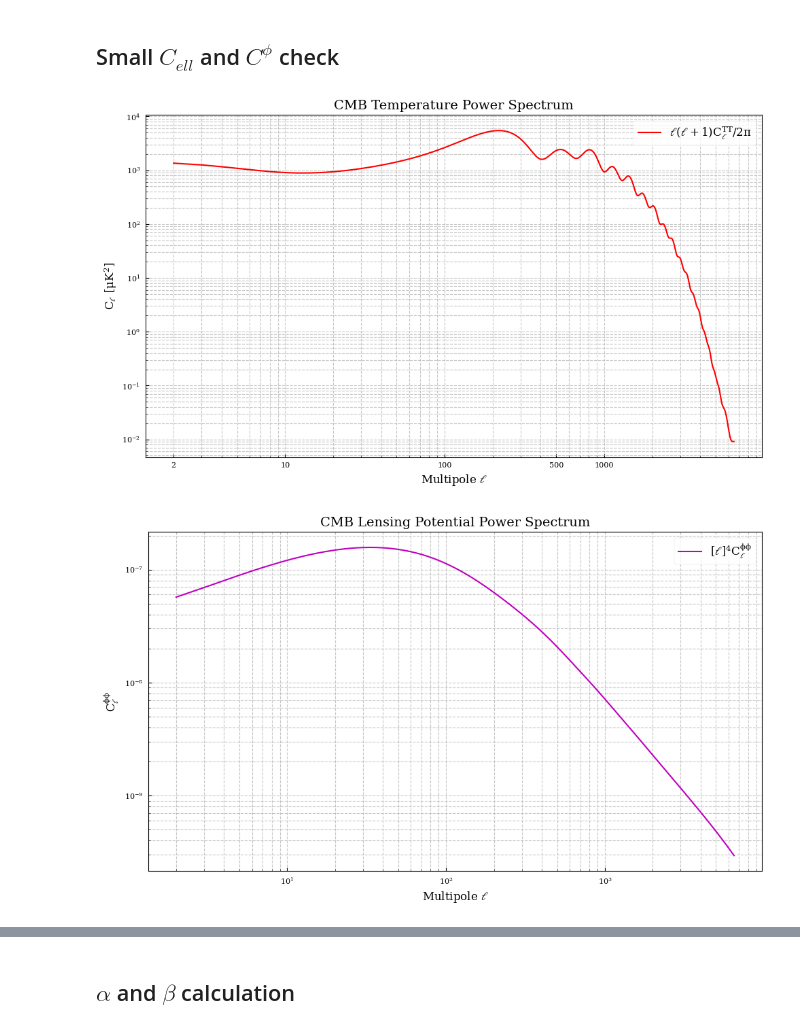
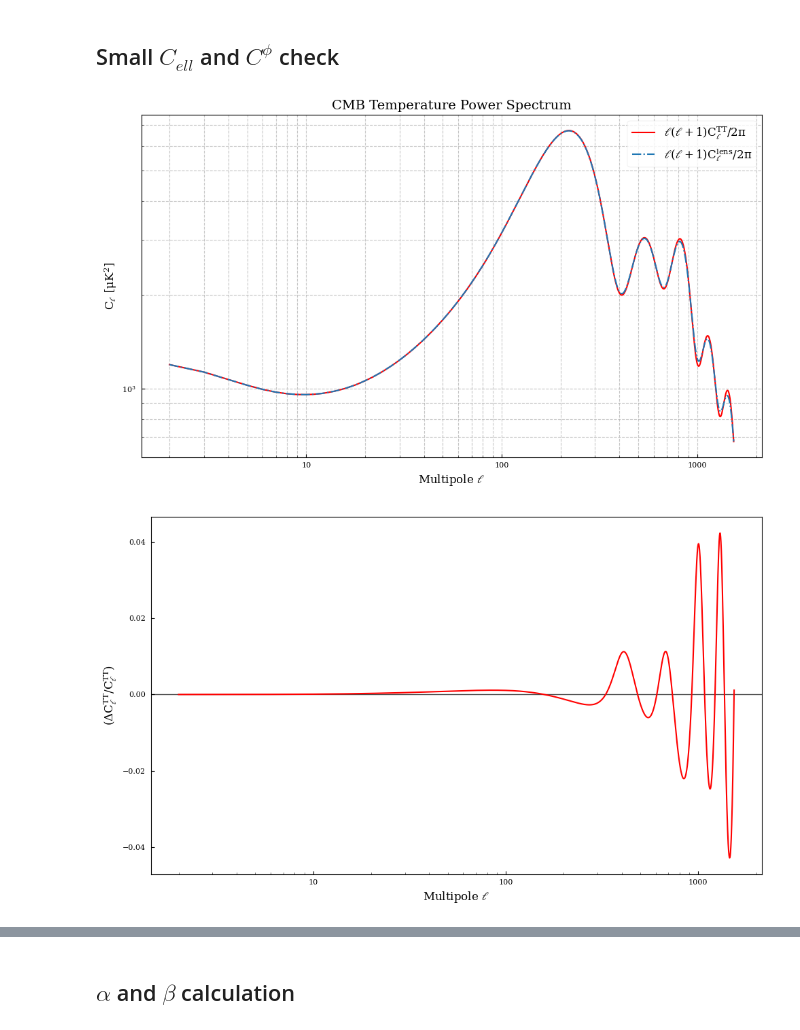
Before and after one commit to JBrandonS/MLPNG, a Jupyter notebook: lens_test.ipynb, the cells around one changed output, grey strips where cells are left out. Drawn from its saved outputs; the diff is of its cells as text; code cells hidden in the pictures.

```diff
--- a/lens_test.ipynb
+++ b/lens_test.ipynb
@@ -359,8 +359,9 @@ however the Gaussian and non-Gaussian six-point functions in Eqs. (24, <N^2>),
 # %%
 generator = Generator(
     [
-        # "settings/n64.json",
-        "settings/babich.json",
+        "settings/n512.json",
+        # "settings/babich.json",
+        # "settings/cremin_plot.json",
         # "settings/elsner.json",
         "--nsims",
         "1",
@@ -368,8 +369,9 @@ generator = Generator(
         "T",
         "--shape",
         "local",
-        "--lmax",
-        "6500",
+        # "--lmax",
+        # # "2500",
+        # str(int(2500 * sqrt(8))),
     ]
 )
 
@@ -380,5 +382,6 @@ cov_lens = generator.cov_lens[0]
 cl_phi = generator.cl_phi
 radii = generator.radii
 
-LMAX = generator.lmax / sqrt(8)
+LMAX = generator.lmax
+print("LMAX:", LMAX)
 # %% [output]
@@ -406,61 +498,53 @@ fig, ax = plt.subplots(figsize=(10, 6))
 
 scaled_c_ell = np.array(
     [ell * (ell + 1) * c_ell[ell] / (2 * np.pi) for ell in range(2, len(c_ell))]
+)
+scaled_c_ell_lens = np.array(
+    [ell * (ell + 1) * c_ell_lens[ell] / (2 * np.pi) for ell in range(2, len(c_ell))]
 )
 ax.loglog(
     range(2, len(c_ell)),
     scaled_c_ell,
     "r-",
     lw=1.5,
     label=r"$\ell(\ell+1)C_{\ell}^{TT}/2\pi$",
+)
+ax.loglog(
+    range(2, len(c_ell)),
+    scaled_c_ell_lens,
+    "-.",
+    lw=1.5,
+    label=r"$\ell(\ell+1)C_{\ell}^{lens}/2\pi$",
 )
 
 # Formatting
 ax.set_xlabel(r"Multipole $\ell$", fontsize=12)
 ax.set_ylabel(r"$C_{\ell}$ [$\mu$K$^2$]", fontsize=12)
 ax.set_title("CMB Temperature Power Spectrum", fontsize=14)
 ax.grid(which="both", linestyle="--", alpha=0.7)
 ax.legend(fontsize=12)
 
 # Adjust x-axis ticks to be more readable
-ax.set_xticks([2, 10, 100, 500, 1000])
+# ax.set_xticks([2, 10, 100, 500, 1000])
 ax.get_xaxis().set_major_formatter(plt.ScalarFormatter())
 
 plt.tight_layout()
 plt.show()
 
-
 fig, ax = plt.subplots(figsize=(10, 6))
 
-# Plot lensing potential with log-y scaling
-ells = np.arange(len(cl_phi))
-# ax.semilogy(ells, cl_phi, "g-", lw=1.5, label=r"Lensing potential $C_\ell^{\phi\phi}$")
-
-fl = (ells * (ells + 1)) ** 2
-scaled_cl_phi = cl_phi * fl / 2 / np.pi
-ax.loglog(
-    ells[2:],
-    scaled_cl_phi[2:],
-    "m-",
+ax.semilogx(
+    range(2, len(c_ell)),
+    ((scaled_c_ell_lens - scaled_c_ell) / scaled_c_ell),
+    "r-",
     lw=1.5,
-    label=r"$[\ell]^4 C_\ell^{\phi\phi}$",
 )
-# Formatting
-ax.set_xlabel(r"Multipole $\ell$", fontsize=12)
-ax.set_ylabel(r"$C_\ell^{\phi\phi}$", fontsize=12)
-ax.set_title("CMB Lensing Potential Power Spectrum", fontsize=14)
-ax.grid(which="both", linestyle="--", alpha=0.7)
-ax.legend(fontsize=12)
-
-# Set x-axis range to start from ℓ=2
-# ax.set_xlim(2, len(cl_phi) - 1)
-
-# Adjust x-axis ticks to be more readable
-# ax.set_xticks([2, 10, 100, 500, 1000])
-# ax.get_xaxis().set_major_formatter(plt.ScalarFormatter())
-
+ax.get_xaxis().set_major_formatter(plt.ScalarFormatter())
+plt.axhline(y=0, color="k", linestyle="-", linewidth=1, alpha=0.7, zorder=1)
+plt.xlabel(r"Multipole $\ell$", fontsize=12)
+plt.ylabel(r"$(\Delta C_{\ell}^{TT} / C_{\ell}^{TT})$", fontsize=12)
 plt.tight_layout()
 plt.show()
 # %% [output]
-[figure, old version]
+[figure, new version]
-[figure, old version]
+[figure, new version]
```
Also changed, not shown: parts of 31 cells of this notebook, 17 other files.
